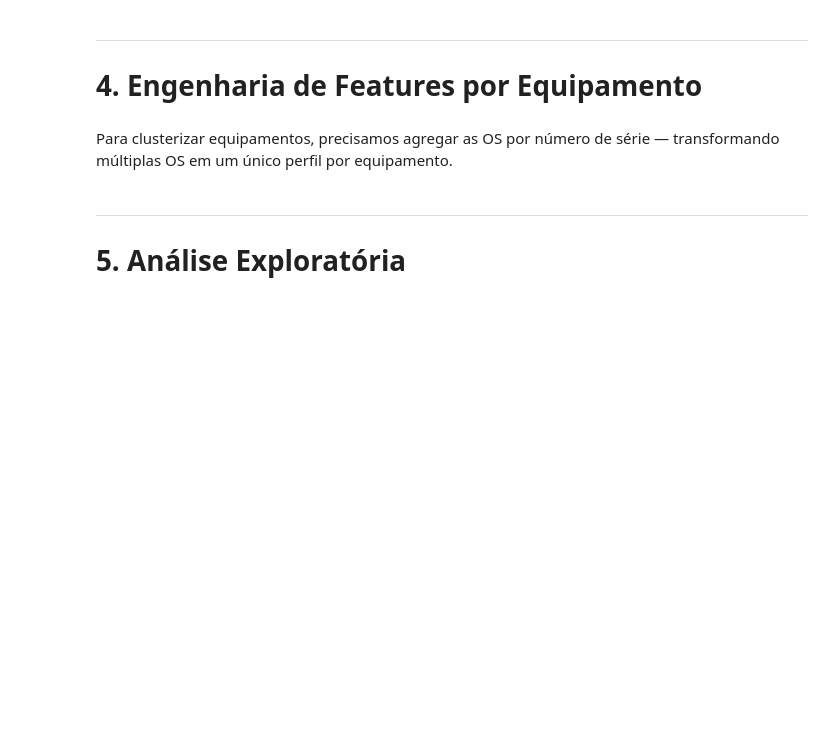
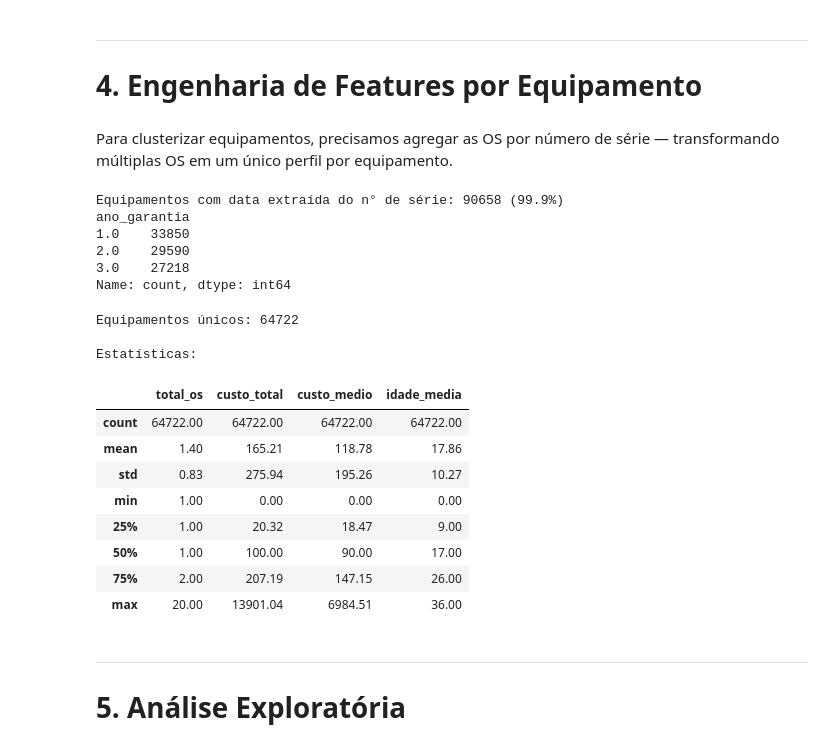
Before and after one commit to marcossilvalopesimbera-rgb/mvp-custo-garantia, a Jupyter notebook: MVP2_Segmentacao_Equipamentos.ipynb, the cells around one changed output. Drawn from its saved outputs; the diff is of its cells as text; code cells hidden in the pictures; blank space fills up the shorter version.

```diff
--- a/MVP2_Segmentacao_Equipamentos.ipynb
+++ b/MVP2_Segmentacao_Equipamentos.ipynb
@@ -174,41 +163,117 @@ print(df['ano_garantia'].value_counts().sort_index())
+# %%
+# === Calcular idade do equipamento ===
+df = df_raw.copy()
+
+# Como não temos Ano/Mês separados, estimamos pela data de fechamento
+# e pelo padrão da base: equipamentos têm garantia de 3 anos
+# Usamos o ano do número de série quando disponível, senão estimamos
+
+# Extrair ano de fabricação do n° de série (posições 3-4)
+def extrair_ano_serie(serial):
+    try:
+        s = str(serial).strip()
+        if len(s) >= 5:
+            ano_2dig = int(s[3:5])
+            if 19 <= ano_2dig <= 26:
+                return 2000 + ano_2dig
+    except:
+        pass
+    return np.nan
+
+def extrair_mes_serie(serial):
+    try:
+        s = str(serial).strip()
+        if len(s) >= 7:
+            mes = int(s[5:7])
+            if 1 <= mes <= 12:
+                return mes
+    except:
+        pass
+    return np.nan
+
+df['ano_fab']  = df['n° de série'].apply(extrair_ano_serie)
+df['mes_fab']  = df['n° de série'].apply(extrair_mes_serie)
+
+df['data_fabricacao'] = pd.to_datetime(
+    df['ano_fab'].astype('Int64').astype(str) + '-' +
+    df['mes_fab'].astype('Int64').astype(str).str.zfill(2) + '-01',
+    errors='coerce'
+)
+
+df['idade_meses'] = (
+    (df[DATE_COL].dt.year  - df['data_fabricacao'].dt.year) * 12 +
+    (df[DATE_COL].dt.month - df['data_fabricacao'].dt.month)
+).clip(0, 36)
+
+df['ano_garantia'] = pd.cut(
+    df['idade_meses'],
+    bins=[0, 12, 24, 36],
+    labels=[1, 2, 3],
+    include_lowest=True
+).astype(float)
+
+# Verificar cobertura
+validos = df['data_fabricacao'].notna().sum()
+print(f'Equipamentos com data extraída do n° de série: {validos} ({validos/len(df)*100:.1f}%)')
+print(df['ano_garantia'].value_counts().sort_index())
+# %% [output]
+Equipamentos com data extraída do n° de série: 90658 (99.9%)
+ano_garantia
+1.0    33850
+2.0    29590
+3.0    27218
+Name: count, dtype: int64
 # %%
 # === Agregar por equipamento (n° de série) ===
 
 # Defeito mais frequente por equipamento
 defeito_principal = (
     df.groupby('n° de série')['Defeito Constatado']
-    .agg(lambda x: x.value_counts().index[0] if len(x) > 0 else 'Desconhecido')
+    .agg(lambda x: x.value_counts().index[0] if not x.value_counts().empty else 'Desconhecido')
     .reset_index()
     .rename(columns={'Defeito Constatado': 'defeito_principal'})
 )
 
 # Agregação principal
 df_equip = (
     df.groupby('n° de série')
     .agg(
         modelo        = ('Produto ajustado', lambda x: x.value_counts().index[0]),
         familia       = ('FAMÍLIA DO PRODUTO', lambda x: x.value_counts().index[0]),
         cliente_seg   = ('Classificação cliente', lambda x: x.value_counts().index[0]),
         total_os      = (COST_COL, 'count'),
         custo_total   = (COST_COL, 'sum'),
         custo_medio   = (COST_COL, 'mean'),
         custo_max     = (COST_COL, 'max'),
         idade_media   = ('idade_meses', 'mean'),
-        ano_garantia  = ('ano_garantia', lambda x: x.mode()[0] if len(x) > 0 else np.nan),
+        ano_garantia  = ('ano_garantia', lambda x: x.mode().iloc[0] if not x.mode().empty else np.nan),
         tipos_defeito = ('Defeito Constatado', 'nunique'),
     )
     .reset_index()
 )
 
 # Juntar defeito principal
 df_equip = df_equip.merge(defeito_principal, on='n° de série', how='left')
 
 # Remover equipamentos sem dados válidos
 df_equip = df_equip.dropna(subset=['custo_total', 'idade_media']).reset_index(drop=True)
 
 print(f'Equipamentos únicos: {len(df_equip)}')
 print(f'\nEstatísticas:')
 display(df_equip[['total_os', 'custo_total', 'custo_medio', 'idade_media']].describe().round(2))
+# %% [output]
+Equipamentos únicos: 64722
+
+Estatísticas:
+|  | total_os | custo_total | custo_medio | idade_media |
+| count | 64722.00 | 64722.00 | 64722.00 | 64722.00 |
+| mean | 1.40 | 165.21 | 118.78 | 17.86 |
+| std | 0.83 | 275.94 | 195.26 | 10.27 |
+| min | 1.00 | 0.00 | 0.00 | 0.00 |
+| 25% | 1.00 | 20.32 | 18.47 | 9.00 |
+| 50% | 1.00 | 100.00 | 90.00 | 17.00 |
+| 75% | 2.00 | 207.19 | 147.15 | 26.00 |
+| max | 20.00 | 13901.04 | 6984.51 | 36.00 |
 # %% [markdown]
 ---
 # 5. Análise Exploratória
```
Also changed, not shown: parts of 26 cells of this notebook.
